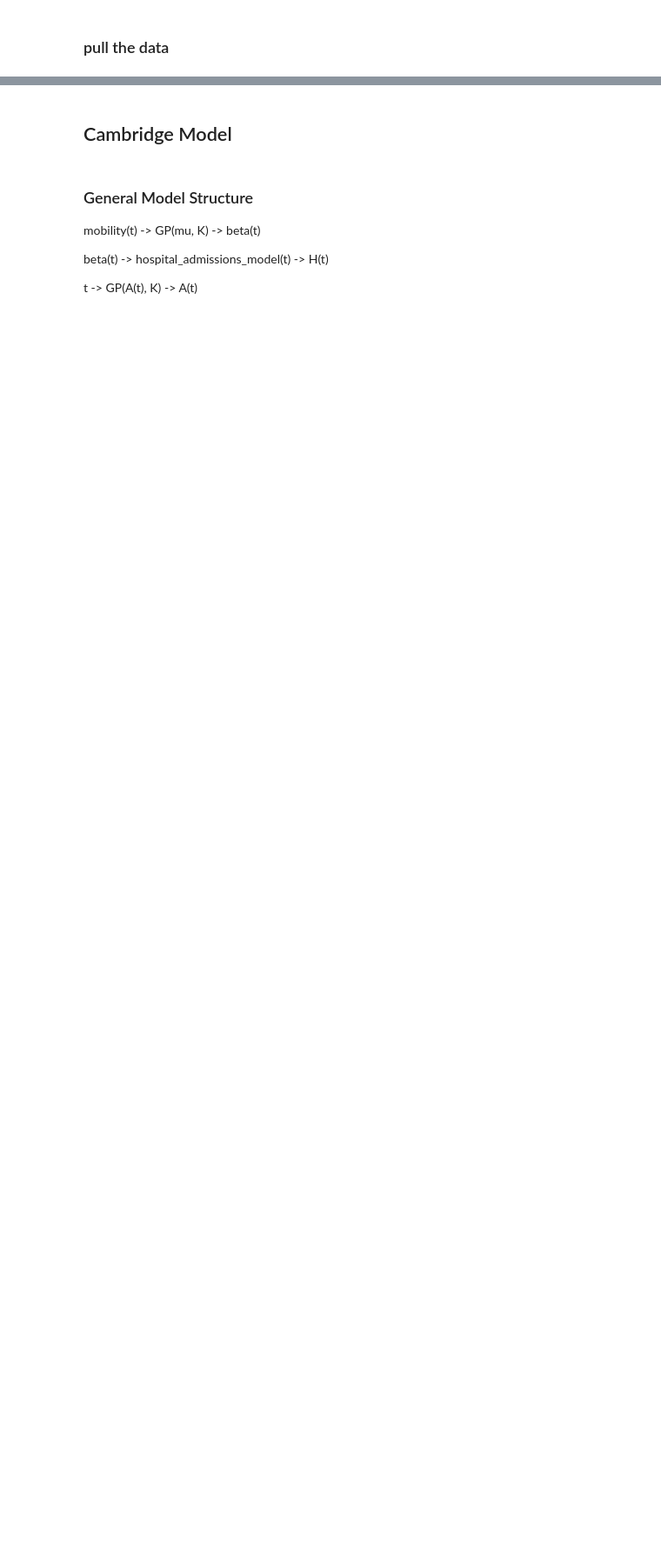
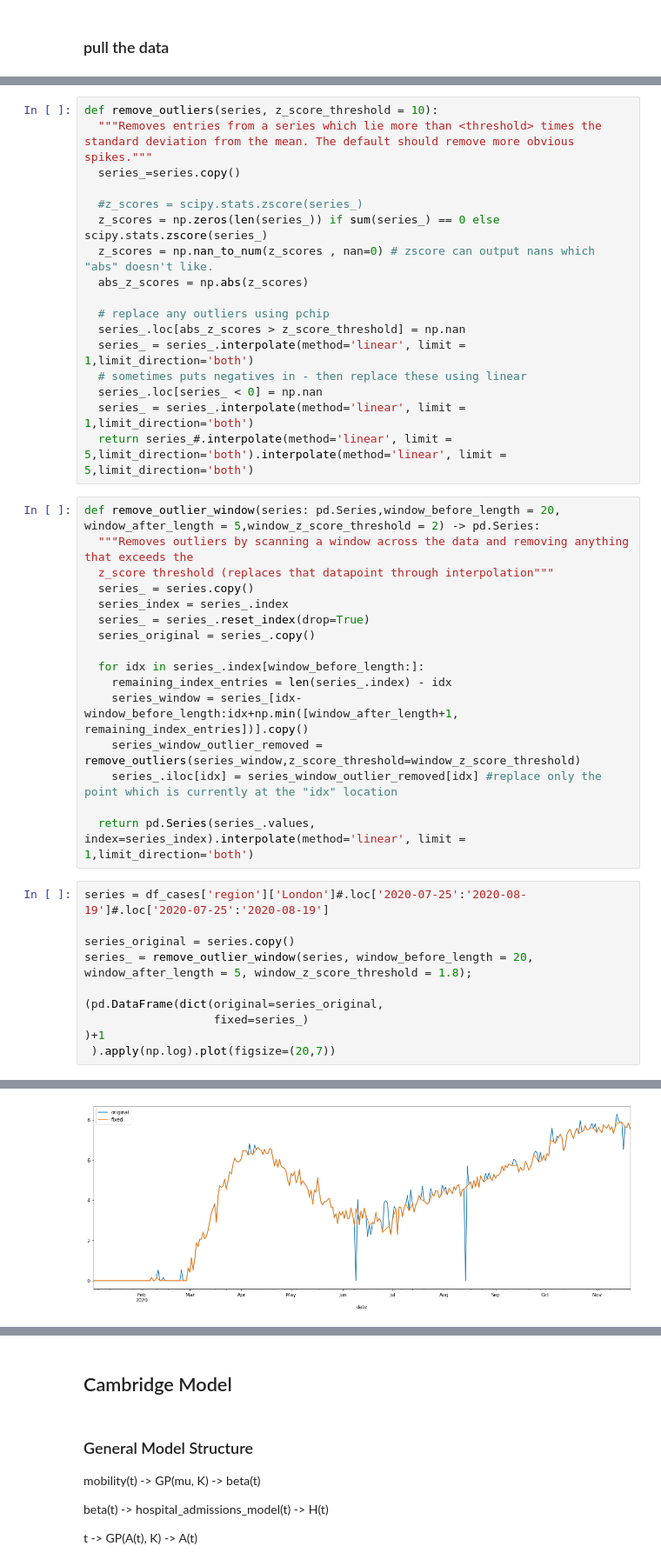
Before and after one commit to SamHollings/covid19_analysis, a Jupyter notebook: Cambridge_CPAS_paper.ipynb, the cells around one changed output, grey strips where cells are left out. Shown at 87% size. Saved outputs shown, nothing was run; the diff lists cells and outputs as text; blank space fills up the shorter version.

```diff
--- a/Cambridge_CPAS_paper.ipynb
+++ b/Cambridge_CPAS_paper.ipynb
@@ -97,0 +174,44 @@ ax = df_england_nhse_feed.set_index('date')['log_newCasesBySpecDatePositiveRate'
+# %%
+def remove_outliers(series, z_score_threshold = 10):
+  """Removes entries from a series which lie more than <threshold> times the standard deviation from the mean. The default should remove more obvious spikes."""
+  series_=series.copy()
+
+  #z_scores = scipy.stats.zscore(series_)
+  z_scores = np.zeros(len(series_)) if sum(series_) == 0 else scipy.stats.zscore(series_)
+  z_scores = np.nan_to_num(z_scores , nan=0) # zscore can output nans which "abs" doesn't like.
+  abs_z_scores = np.abs(z_scores)
+
+  # replace any outliers using pchip
+  series_.loc[abs_z_scores > z_score_threshold] = np.nan
+  series_ = series_.interpolate(method='linear', limit = 1,limit_direction='both')
+  # sometimes puts negatives in - then replace these using linear
+  series_.loc[series_ < 0] = np.nan
+  series_ = series_.interpolate(method='linear', limit = 1,limit_direction='both')
+  return series_#.interpolate(method='linear', limit = 5,limit_direction='both').interpolate(method='linear', limit = 5,limit_direction='both')
+# %%
+def remove_outlier_window(series: pd.Series,window_before_length = 20, window_after_length = 5,window_z_score_threshold = 2) -> pd.Series:
+  """Removes outliers by scanning a window across the data and removing anything that exceeds the
+  z_score threshold (replaces that datapoint through interpolation"""
+  series_ = series.copy()
+  series_index = series_.index
+  series_ = series_.reset_index(drop=True)
+  series_original = series_.copy()
+
+  for idx in series_.index[window_before_length:]:
+    remaining_index_entries = len(series_.index) - idx
+    series_window = series_[idx-window_before_length:idx+np.min([window_after_length+1, remaining_index_entries])].copy()
+    series_window_outlier_removed = remove_outliers(series_window,z_score_threshold=window_z_score_threshold)
+    series_.iloc[idx] = series_window_outlier_removed[idx] #replace only the point which is currently at the "idx" location
+
+  return pd.Series(series_.values, index=series_index).interpolate(method='linear', limit = 1,limit_direction='both')
+# %%
+series = df_cases['region']['London']#.loc['2020-07-25':'2020-08-19']#.loc['2020-07-25':'2020-08-19']
+
+series_original = series.copy()
+series_ = remove_outlier_window(series, window_before_length = 20, window_after_length = 5, window_z_score_threshold = 1.8);
+
+(pd.DataFrame(dict(original=series_original,
+                   fixed=series_)
+)+1
+ ).apply(np.log).plot(figsize=(20,7))
+# %% [output]
@@ -97,0 +219 @@ ax = df_england_nhse_feed.set_index('date')['log_newCasesBySpecDatePositiveRate'
+[figure, added]
```
Also changed, not shown: parts of 50 cells of this notebook, 7 other files.
